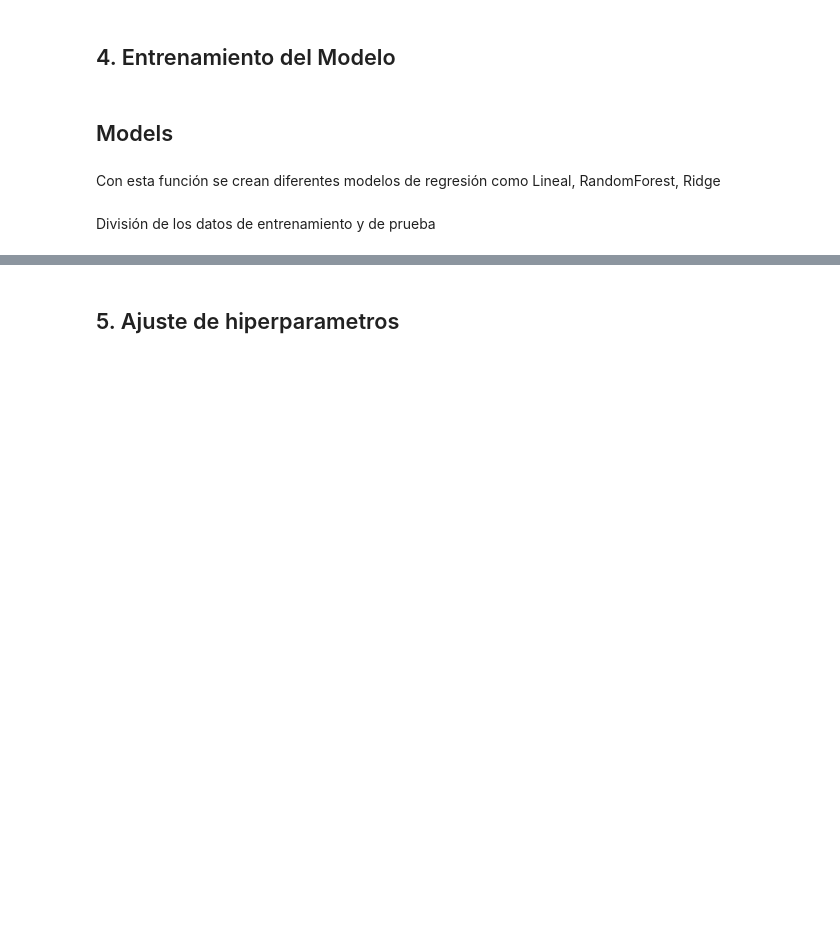
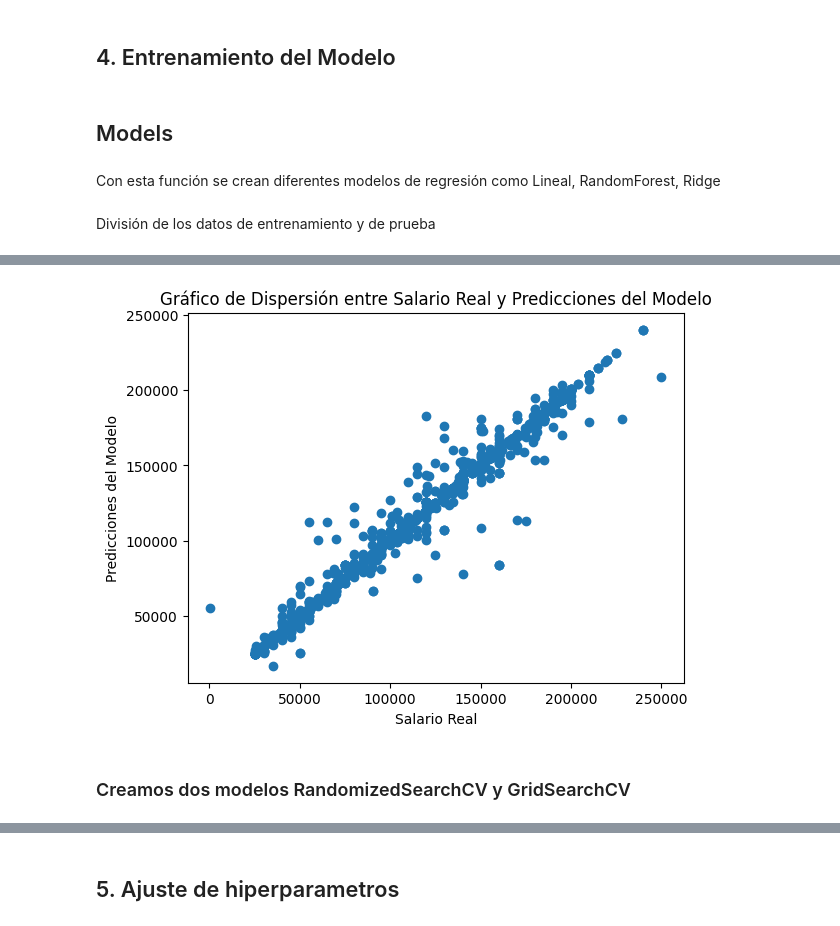
Before and after one commit to Santiagosphysics/Prediccion-salarios, a Jupyter notebook: jupyter_notebook.ipynb, the cells around one changed output, grey strips where cells are left out. Drawn from its saved outputs; the diff is of its cells as text; code cells hidden in the pictures; blank space fills up the shorter version.

```diff
--- a/jupyter_notebook.ipynb
+++ b/jupyter_notebook.ipynb
@@ -207,7 +226,7 @@ processing = pre()
 Definición del conjunto de datos del que se hará uso y la variable objetivo, junto a las demás variables
 # %%
 from sklearn.compose import ColumnTransformer
-x = r'C:\Users\Pili\Documents\Maestria 2023\3 Cuatrimestre\ML2\Prediccion-salarios\Salary_Data.csv'
+x = r'C:\Users\Fabian\Documents\Fabián\Maestria\3. Tercer cuatrimestre\Machine Learning II\proyecto_final\Prediccion-salarios-1\Salary_Data.csv'
 #x = r'C:\Users\santi\OneDrive - Universidad Pedagogica Nacional\El_bosque\tercer_semestre\machine_learning_ll\proyecto\Salary_Data.csv'
 data = pre().creation_data(x)
 target, features, names_f = pre().declaration_var(data, 'Salary')
@@ -329,0 +368,10 @@ from sklearn.utils import resample
+# %%
+plt.scatter(y_test, prediction)
+plt.xlabel('Salario Real')
+plt.ylabel('Predicciones del Modelo')
+plt.title('Gráfico de Dispersión entre Salario Real y Predicciones del Modelo')
+plt.show()
+# %% [output]
+[figure, added]
+# %% [markdown]
+### Creamos dos modelos RandomizedSearchCV y GridSearchCV
```
Also changed, not shown: parts of 16 cells of this notebook.
